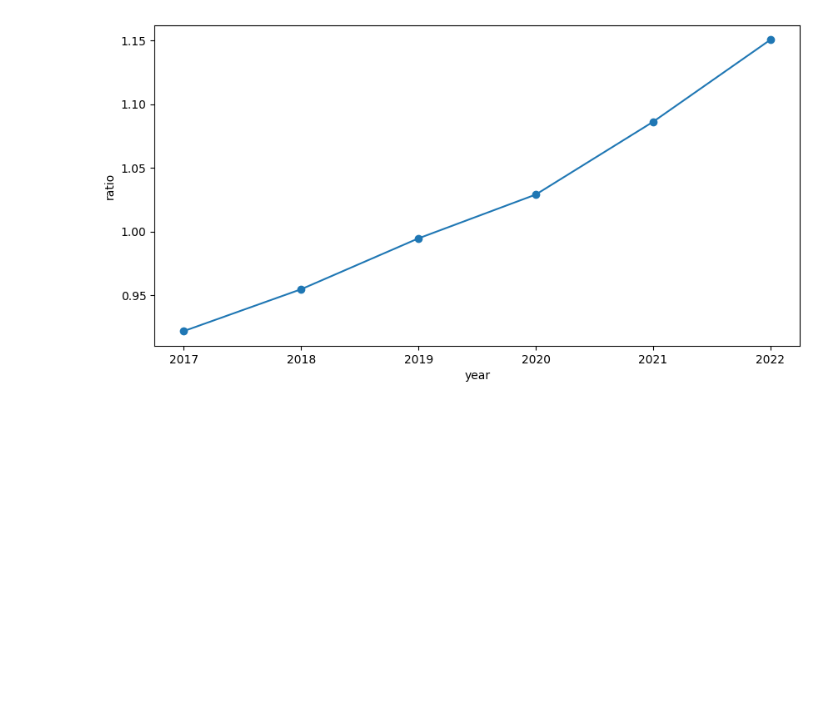
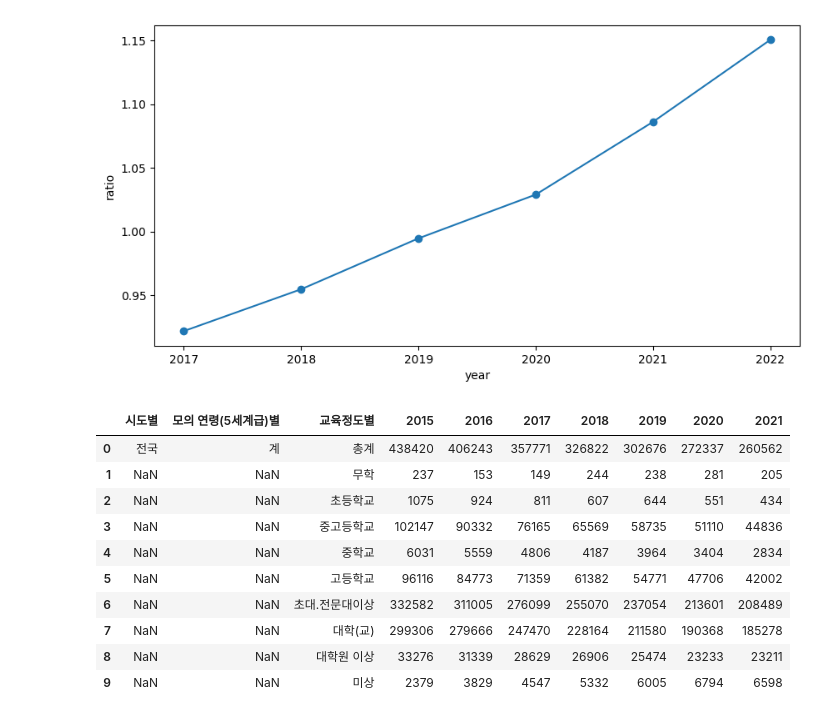
Before and after one commit to PaddingE/github_test, a Jupyter notebook: semi_ex4.ipynb, the cells around one changed output. Cells and saved outputs as stored; diff of their text form; code cells hidden in the pictures; blank space fills up the shorter version.

```diff
--- a/semi_ex4.ipynb
+++ b/semi_ex4.ipynb
@@ -315,3 +315,18 @@ plt.ylabel('ratio')
 plt.show()
 # %% [output]
 [figure]
+# %%
+df_fe = pd.read_excel('./모의_연령_5세계급__모의_교육정도별_출생_20230515174731.xlsx', )
+df_fe.head(10)
+# %% [output]
+|  | 시도별 | 모의 연령(5세계급)별 | 교육정도별 | 2015 | 2016 | 2017 | 2018 | 2019 | 2020 | 2021 |
+| 0 | 전국 | 계 | 총계 | 438420 | 406243 | 357771 | 326822 | 302676 | 272337 | 260562 |
+| 1 | NaN | NaN | 무학 | 237 | 153 | 149 | 244 | 238 | 281 | 205 |
+| 2 | NaN | NaN | 초등학교 | 1075 | 924 | 811 | 607 | 644 | 551 | 434 |
+| 3 | NaN | NaN | 중고등학교 | 102147 | 90332 | 76165 | 65569 | 58735 | 51110 | 44836 |
+| 4 | NaN | NaN | 중학교 | 6031 | 5559 | 4806 | 4187 | 3964 | 3404 | 2834 |
+| 5 | NaN | NaN | 고등학교 | 96116 | 84773 | 71359 | 61382 | 54771 | 47706 | 42002 |
+| 6 | NaN | NaN | 초대.전문대이상 | 332582 | 311005 | 276099 | 255070 | 237054 | 213601 | 208489 |
+| 7 | NaN | NaN | 대학(교) | 299306 | 279666 | 247470 | 228164 | 211580 | 190368 | 185278 |
+| 8 | NaN | NaN | 대학원 이상 | 33276 | 31339 | 28629 | 26906 | 25474 | 23233 | 23211 |
+| 9 | NaN | NaN | 미상 | 2379 | 3829 | 4547 | 5332 | 6005 | 6794 | 6598 |
```
Also changed, not shown: parts of 7 cells of this notebook.
